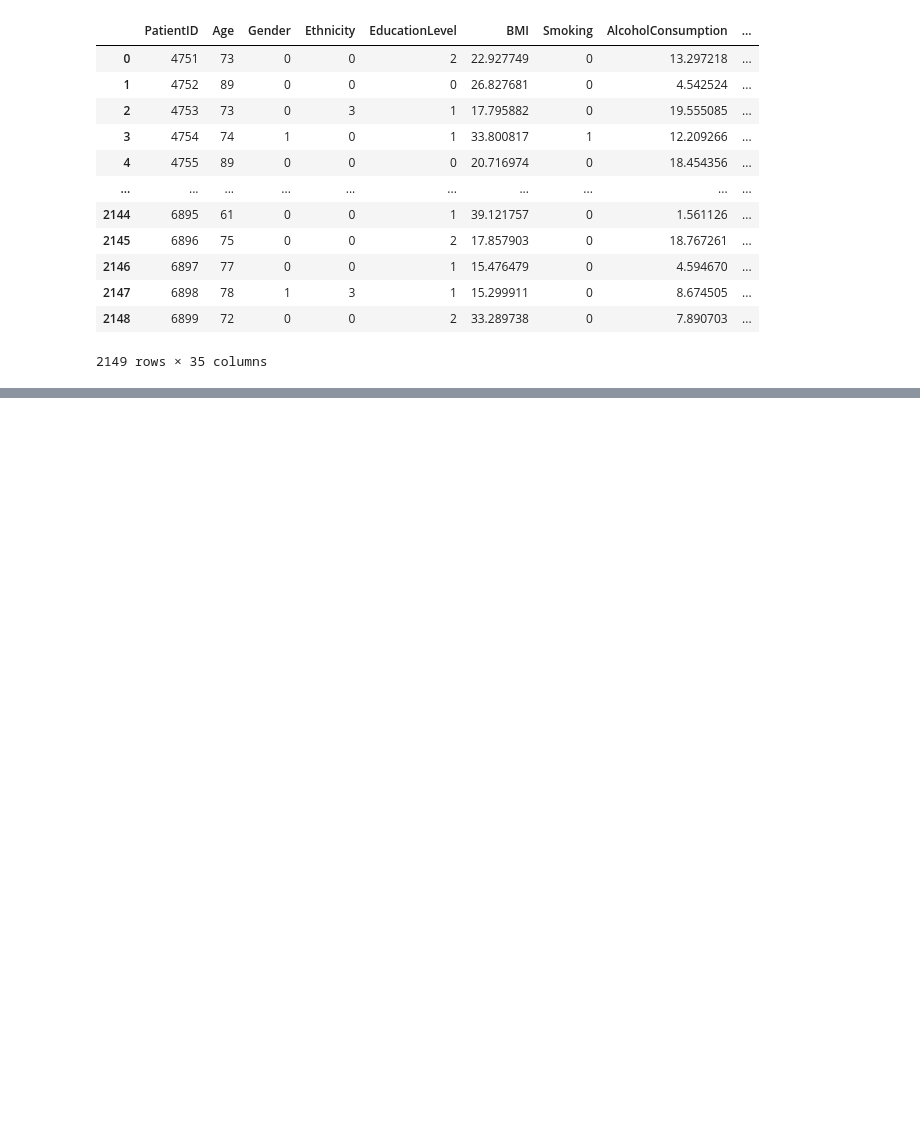
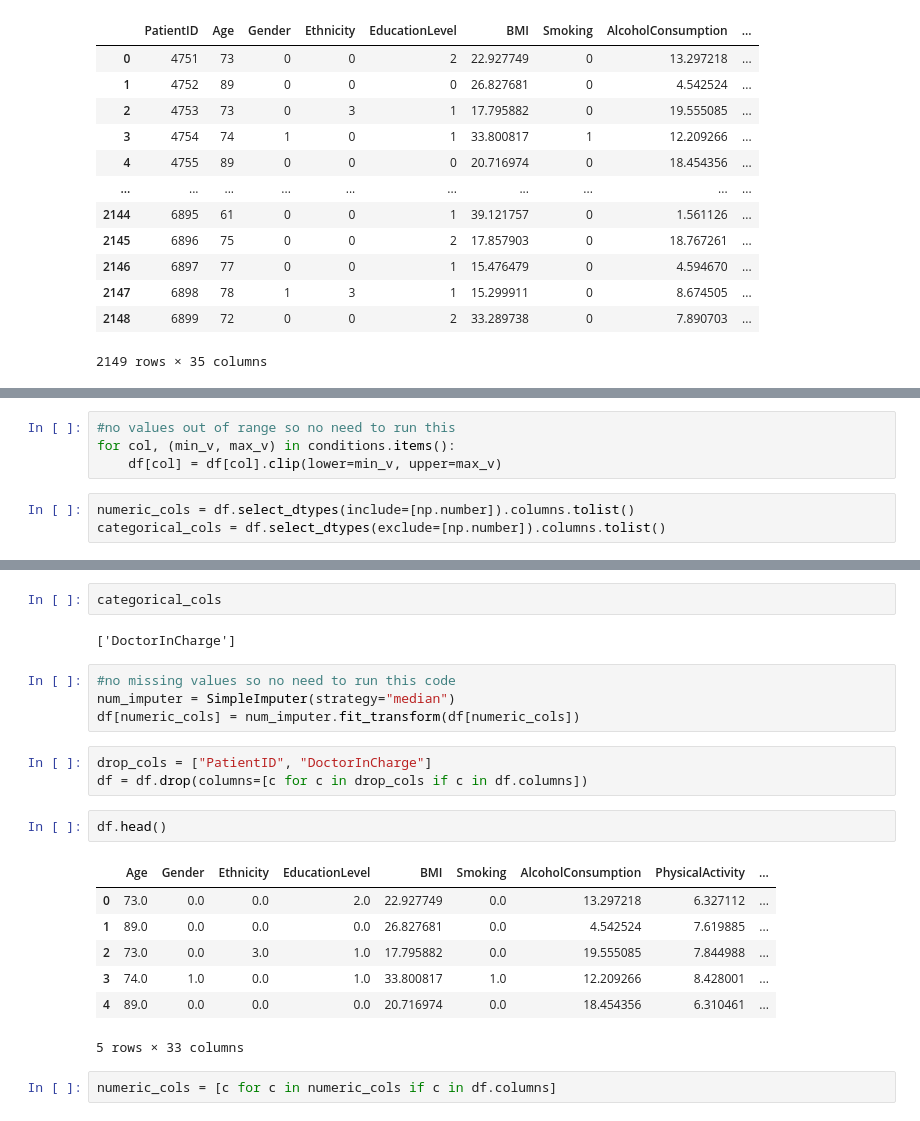
Before and after one commit to sanodyaJinadasa/alzheimers-ml-detection-model, a Jupyter notebook: analyz.ipynb, the cells around one changed output, grey strips where cells are left out. Cells and saved outputs as stored; diff of their text form; blank space fills up the shorter version.

```diff
--- a/analyz.ipynb
+++ b/analyz.ipynb
@@ -31,0 +109,7 @@ df
+# %%
+#no values out of range so no need to run this
+for col, (min_v, max_v) in conditions.items():
+    df[col] = df[col].clip(lower=min_v, upper=max_v)
+# %%
+numeric_cols = df.select_dtypes(include=[np.number]).columns.tolist()
+categorical_cols = df.select_dtypes(exclude=[np.number]).columns.tolist()
@@ -31,0 +136,23 @@ df
+# %%
+categorical_cols
+# %% [output]
+['DoctorInCharge']
+# %%
+#no missing values so no need to run this code
+num_imputer = SimpleImputer(strategy="median")
+df[numeric_cols] = num_imputer.fit_transform(df[numeric_cols])
+# %%
+drop_cols = ["PatientID", "DoctorInCharge"]
+df = df.drop(columns=[c for c in drop_cols if c in df.columns])
+# %%
+df.head()
+# %% [output]
+|  | Age | Gender | Ethnicity | EducationLevel | BMI | Smoking | AlcoholConsumption | PhysicalActivity | ... |
+| 0 | 73.0 | 0.0 | 0.0 | 2.0 | 22.927749 | 0.0 | 13.297218 | 6.327112 | ... |
+| 1 | 89.0 | 0.0 | 0.0 | 0.0 | 26.827681 | 0.0 | 4.542524 | 7.619885 | ... |
+| 2 | 73.0 | 0.0 | 3.0 | 1.0 | 17.795882 | 0.0 | 19.555085 | 7.844988 | ... |
+| 3 | 74.0 | 1.0 | 0.0 | 1.0 | 33.800817 | 1.0 | 12.209266 | 8.428001 | ... |
+| 4 | 89.0 | 0.0 | 0.0 | 0.0 | 20.716974 | 0.0 | 18.454356 | 6.310461 | ... |
+5 rows × 33 columns
+# %%
+numeric_cols = [c for c in numeric_cols if c in df.columns]
```
Also changed, not shown: parts of 31 cells of this notebook.
